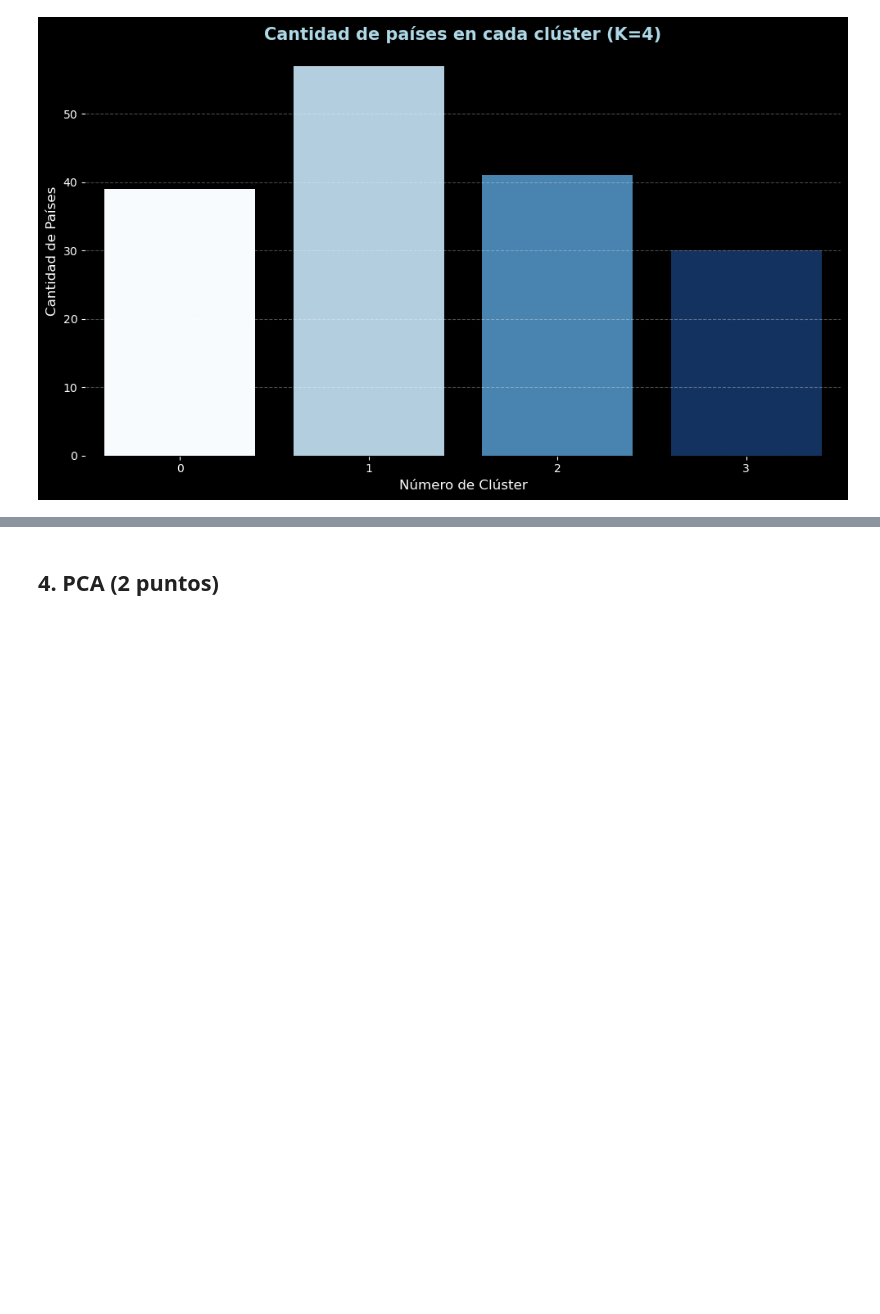
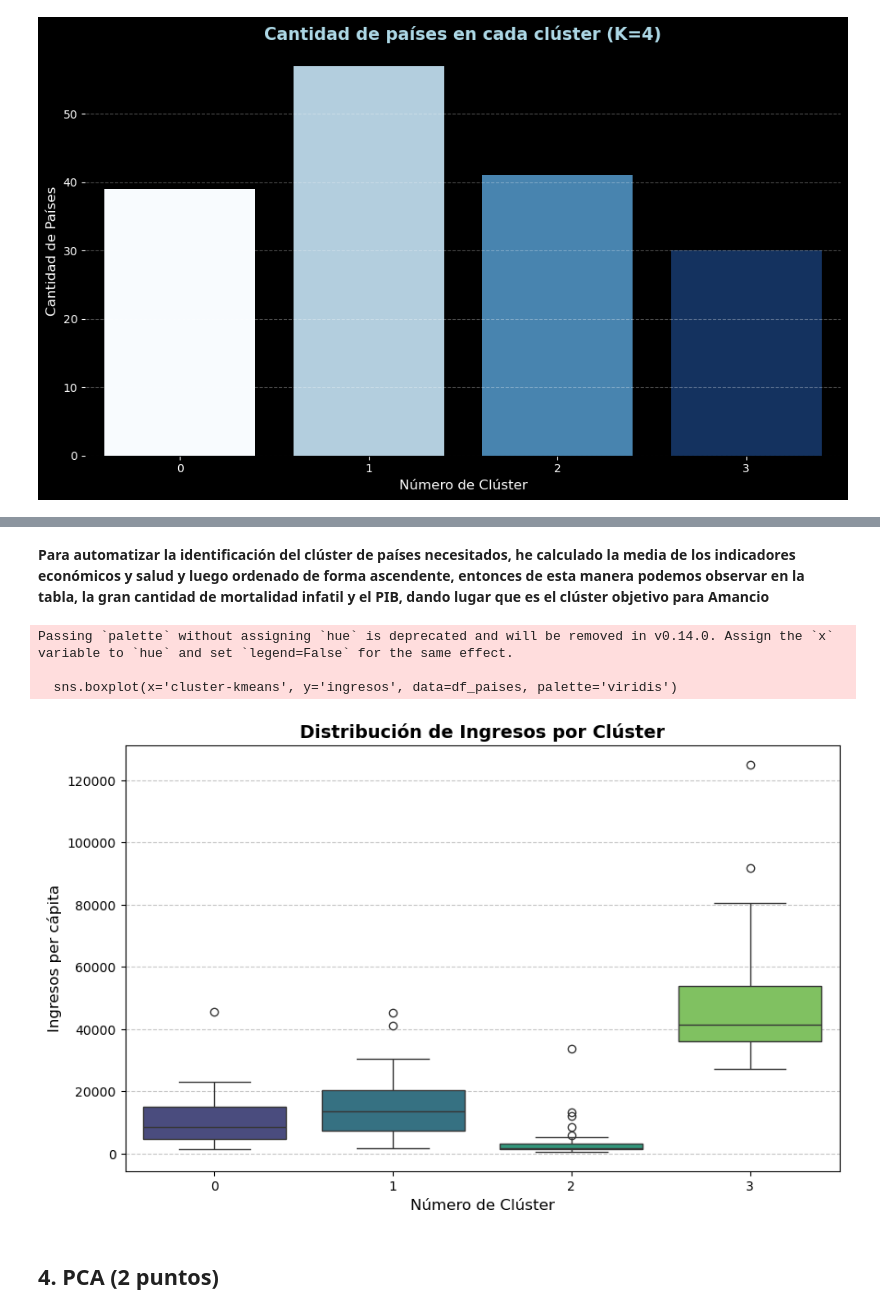
Before and after one commit to nickiiinicole/proyecto-paises-necesitados-ML, a Jupyter notebook: FinalProjectUD3.ipynb, the cells around one changed output, grey strips where cells are left out. Cells and saved outputs as stored; diff of their text form; code cells hidden in the pictures; blank space fills up the shorter version.

```diff
--- a/FinalProjectUD3.ipynb
+++ b/FinalProjectUD3.ipynb
@@ -894,3 +964,35 @@ Visualmente, el clúster 1 es el grupo masivo
+# %% [markdown]
+<p style="
+    background: linear-gradient(90deg, #4a90e2, #50c0f0);
+    -webkit-background-clip: text;
+    -webkit-text-fill-color: transparent;
+    font-family: 'Helvetica Neue', Helvetica, Arial, sans-serif;
+    font-size: 14px;
+    font-weight: 700;
+    margin: 20px 0;
+    display: inline-block;
+    padding-bottom: 5px;
+">
+Para automatizar la identificación del clúster de países necesitados, he calculado la media de los indicadores económicos y salud y luego ordenado de forma ascendente, entonces de esta manera podemos observar en la tabla, la gran cantidad de mortalidad infatil y el PIB, dando lugar que es el clúster objetivo para Amancio
+</p>
+# %%
+# Visualización de la distribución de los ingresos según el clúster
+plt.figure(figsize=(10, 6))
+
+# Usamos la paleta viridis para mantener la coherencia visual con el countplot
+sns.boxplot(x='cluster-kmeans', y='ingresos', data=df_paises, palette='viridis')
+
+plt.title('Distribución de Ingresos por Clúster', fontsize=14, weight='bold')
+plt.xlabel('Número de Clúster', fontsize=12)
+plt.ylabel('Ingresos per cápita', fontsize=12)
+plt.grid(axis='y', linestyle='--', alpha=0.7)
+
+plt.show()
+# %% [output]
+Passing `palette` without assigning `hue` is deprecated and will be removed in v0.14.0. Assign the `x` variable to `hue` and set `legend=False` for the same effect.
+
+  sns.boxplot(x='cluster-kmeans', y='ingresos', data=df_paises, palette='viridis')
+[figure, added]
 # %%
 # Crea al menos un modelo no supervisado, entrénalo y visualiza los resultados. ¿Cuál es el número óptimo de clústers? ¿Por qué? Qué conclusiones extraemos?
 # %% [markdown]
```
Also changed, not shown: parts of 6 cells of this notebook.
